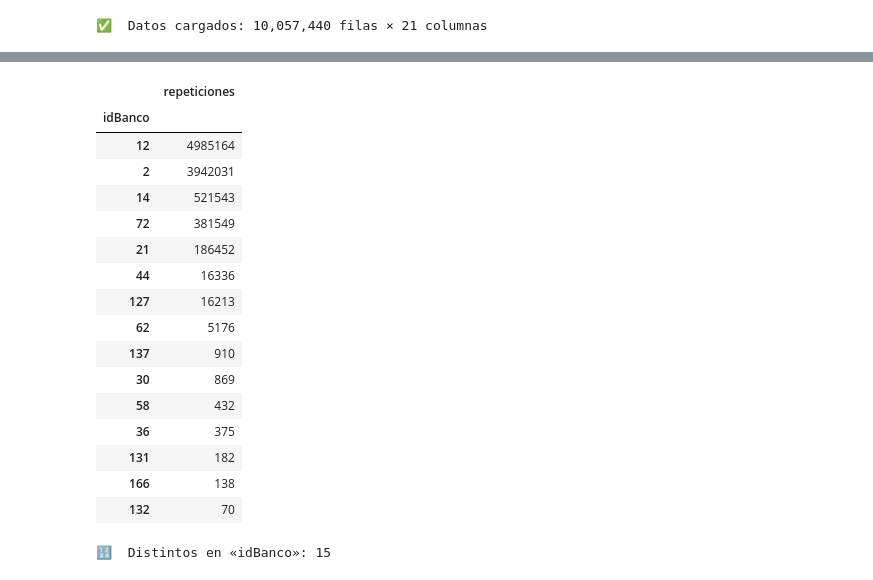
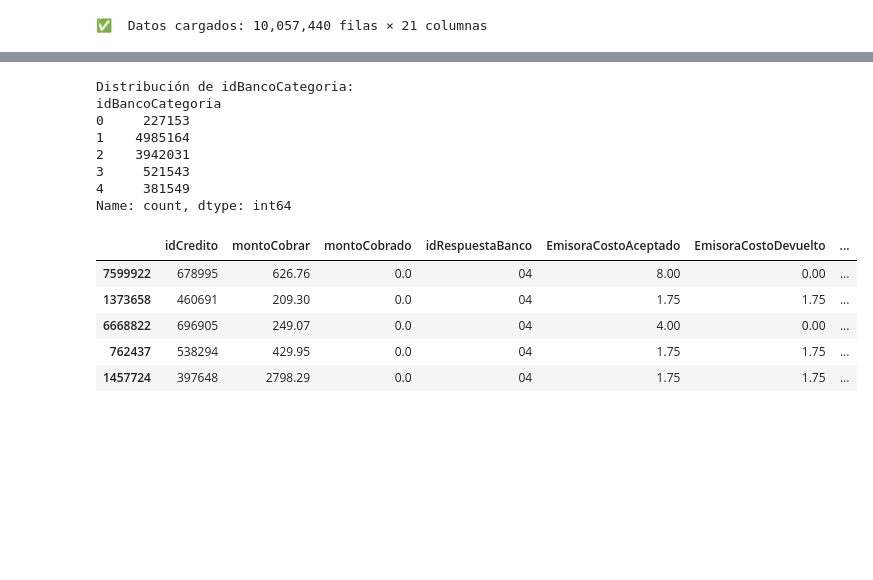
Before and after one commit to mazerman03/credit-payment-optimization-model, a Jupyter notebook: revisarVariables.ipynb, the cells around one changed output, grey strips where cells are left out. Drawn from its saved outputs; the diff is of its cells as text; code cells hidden in the pictures; blank space fills up the shorter version.

Commit message:
categorias variables

```diff
--- a/revisarVariables.ipynb
+++ b/revisarVariables.ipynb
@@ -56,25 +97,55 @@ print(f"\n🔢  Distintos en «{col}»: {conteo.size}")
+# %%
+#  Diccionario de categorías
+cat_map = {
+    'BBVA MEXICO': 1,
+    'BANAMEX':     2,
+    'SANTANDER':   3,
+    'BANORTE':     4
+}
+
+# 2. Normaliza el nombre del banco
+NB_norm = DF['NombreBanco'].fillna('').str.strip().str.upper()
+
+# 3. Crea la nueva columna (0 = Otros)
+DF['idBancoCategoria'] = NB_norm.map(cat_map).fillna(0).astype('uint8')
+
+# 4. (Opcional) etiqueta legible
+label_map = {0:'OTROS', 1:'BBVA', 2:'BANAMEX', 3:'SANTANDER', 4:'BANORTE'}
+DF['bancoCategoria'] = DF['idBancoCategoria'].map(label_map)
+
+# 5. Verificación rápida
+print("Distribución de idBancoCategoria:")
+print(DF['idBancoCategoria'].value_counts().sort_index())
+# %% [output]
+Distribución de idBancoCategoria:
+idBancoCategoria
+0     227153
+1    4985164
+2    3942031
+3     521543
+4     381549
+Name: count, dtype: int64
 # %%
-col = "idBanco"           # ← cámbialo por la columna que quieras
-conteo = DF[col].value_counts(dropna=False)  # incluye nulos
-display(conteo.to_frame("repeticiones"))
-print(f"\n🔢  Distintos en «{col}»: {conteo.size}")
+# Columnas ‘exito’ y ‘costo’
+DF['exito'] = (DF['montoCobrado'] > 0).astype('uint8')  # 1 = cobró algo
+
+DF['costo'] = np.where(
+    DF['exito'].eq(1),
+    DF['EmisoraCostoAceptado'],
+    DF['EmisoraCostoDevuelto']
+)
+
+# Sanity-check aleatorio
+cols_chk = [
+    'idCredito', 'montoCobrar', 'montoCobrado', 'idRespuestaBanco',
+    'EmisoraCostoAceptado', 'EmisoraCostoDevuelto', 'costo', 'exito'
+]
+display(DF.sample(5)[cols_chk])
 # %% [output]
-|  | repeticiones |
-| idBanco |  |
-| 12 | 4985164 |
-| 2 | 3942031 |
-| 14 | 521543 |
-| 72 | 381549 |
-| 21 | 186452 |
-| 44 | 16336 |
-| 127 | 16213 |
-| 62 | 5176 |
-| 137 | 910 |
-| 30 | 869 |
-| 58 | 432 |
-| 36 | 375 |
-| 131 | 182 |
-| 166 | 138 |
-| 132 | 70 |
+|  | idCredito | montoCobrar | montoCobrado | idRespuestaBanco | EmisoraCostoAceptado | EmisoraCostoDevuelto | ... |
+| 7599922 | 678995 | 626.76 | 0.0 | 04 | 8.00 | 0.00 | ... |
+| 1373658 | 460691 | 209.30 | 0.0 | 04 | 1.75 | 1.75 | ... |
+| 6668822 | 696905 | 249.07 | 0.0 | 04 | 4.00 | 0.00 | ... |
+| 762437 | 538294 | 429.95 | 0.0 | 04 | 1.75 | 1.75 | ... |
+| 1457724 | 397648 | 2798.29 | 0.0 | 04 | 1.75 | 1.75 | ... |
-🔢  Distintos en «idBanco»: 15
 # %%
```
Also changed, not shown: parts of 10 cells of this notebook, 1 other file.
